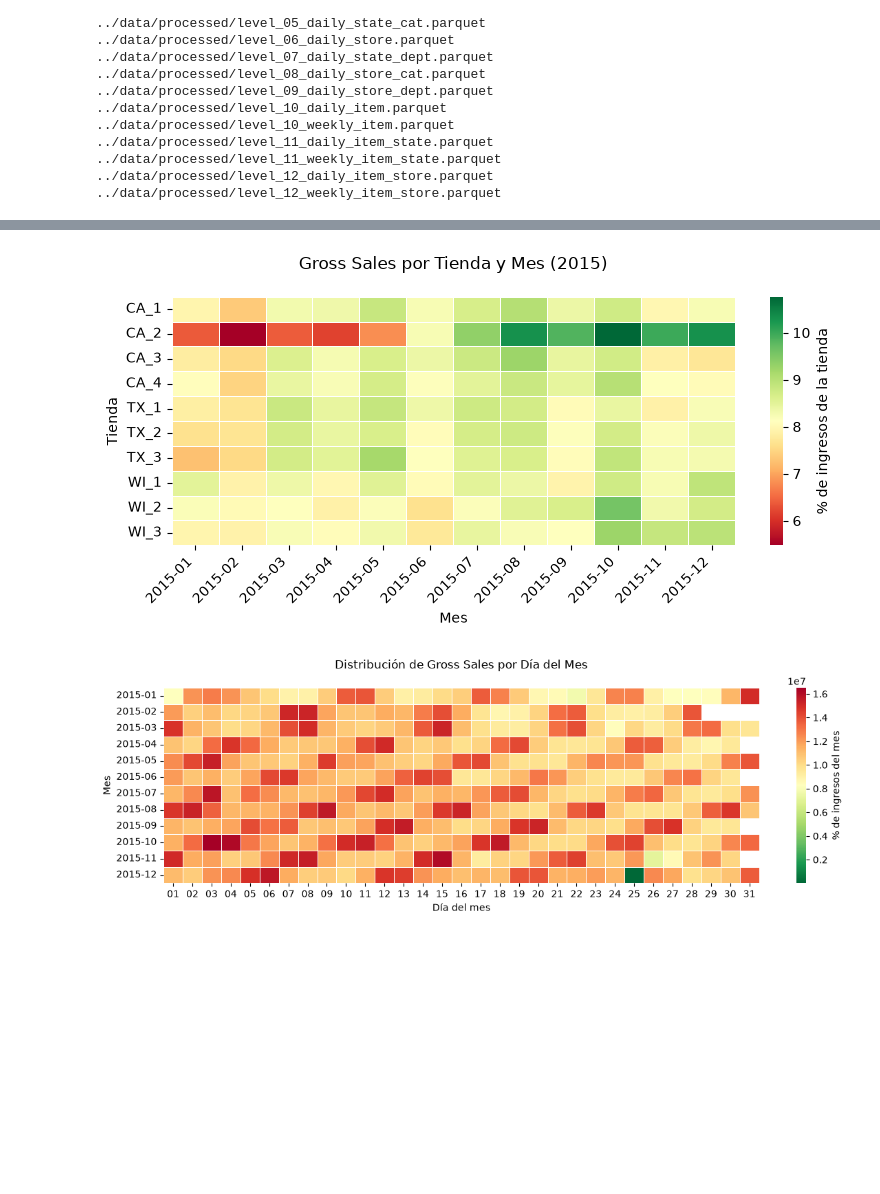
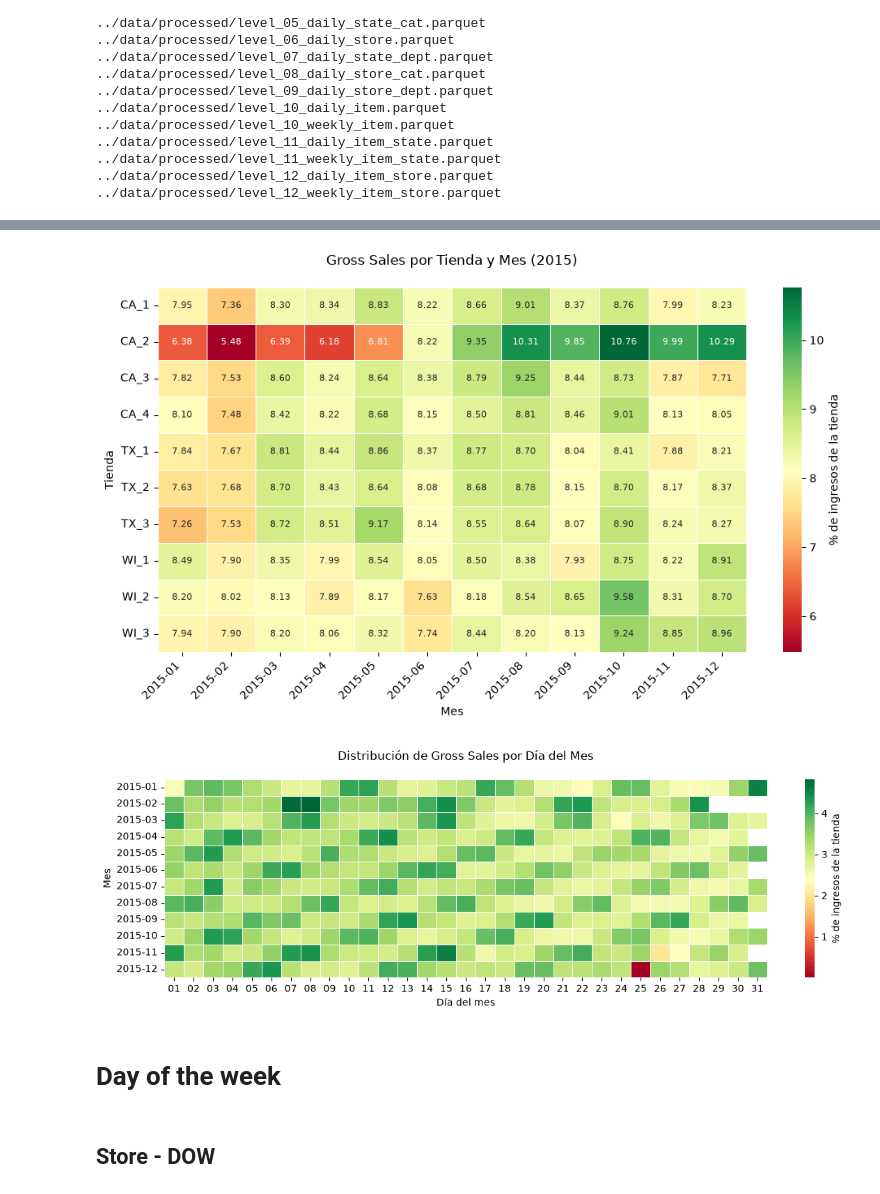
Before and after one commit to njimenez94/forecast-tfm, a Jupyter notebook: notebooks/01_eda.ipynb, the cells around one changed output, grey strips where cells are left out. Saved outputs shown, nothing was run; the diff lists cells and outputs as text; code cells hidden in the pictures; blank space fills up the shorter version.

```diff
--- a/notebooks/01_eda.ipynb
+++ b/notebooks/01_eda.ipynb
@@ -135,46 +274,44 @@ plt.show()
+# %%
+df_store_month = con.execute(f"""
+    SELECT
+        store_id,
+        strftime(date, '%Y-%m') AS year_month,
+        SUM(mnt_gross_sales) AS total_gross_sales
+    FROM dataset_raw
+    WHERE date >= '{YEAR}-01-01' AND date < '{YEAR+1}-01-01'
+    GROUP BY store_id, year_month
+    ORDER BY store_id, year_month
+""").df()
+
+df_store_month['total_gross_sales_pct'] = df_store_month['total_gross_sales'] / df_store_month.groupby('store_id')['total_gross_sales'].transform('sum')
 # %%
-df_store_month = duckdb.sql(f"""
-    SELECT
-        store_id,
-        strftime(date, '%Y-%m') AS year_month,
-        SUM(gross_sales) AS total_gross_sales
-    FROM read_parquet('{DATASET_PATH}')
-    WHERE date >= '2015-01-01' AND date < '2016-01-01'
-    GROUP BY store_id, year_month
-    ORDER BY store_id, year_month
-""").df()
-
-df_store_month['total_gross_sales_pct'] = df_store_month['total_gross_sales'] / df_store_month.groupby('store_id')['total_gross_sales'].transform('sum')
-
 df_plot = df_store_month.pivot(index='store_id', columns='year_month', values='total_gross_sales_pct')
 
-ESCALAS_COLORES = {
-    "verde-amarillo-rojo": 'RdYlGn',
-    "amarillo-rojo": 'YlOrRd'
-}
-
-plt.figure(figsize=(8, 4))
+plt.figure(figsize=(10, 6))
 ax = sns.heatmap(
-    df_plot * 100, cmap=ESCALAS_COLORES['verde-amarillo-rojo'], annot=False, linewidths=0.5,
+    df_plot * 100,
+    cmap='RdYlGn',
+    annot=True, fmt='.2f', annot_kws={'size': 8},
+    linewidths=0.5,
     cbar_kws={'label': '% de ingresos de la tienda'}
 )
-plt.title('Gross Sales por Tienda y Mes (2015)', pad=20, fontsize=12)
+plt.title(f'Gross Sales por Tienda y Mes ({YEAR})', pad=20, fontsize=12)
 plt.xlabel('Mes')
 plt.ylabel('Tienda')
 plt.yticks(rotation=0)
 plt.xticks(rotation=45, ha='right')
 plt.tight_layout()
 plt.show()
 # %% [output]
-[figure, old version]
+[figure, new version]
 # %%
-df_day_month = duckdb.sql(f"""
+df_day_month = con.execute(f"""
     SELECT
         strftime(date, '%d') AS day,
         strftime(date, '%Y-%m') AS year_month,
-        SUM(gross_sales) AS total_gross_sales
-    FROM read_parquet('{DATASET_PATH}')
-    WHERE date >= '2015-01-01' AND date < '2016-01-01'
+        SUM(mnt_gross_sales) AS total_gross_sales
+    FROM dataset_raw
+    WHERE date >= '{YEAR}-01-01' AND date < '{YEAR+1}-01-01'
     GROUP BY strftime(date, '%d'), strftime(date, '%Y-%m')
     ORDER BY year_month, day
 """).df()
@@ -184,12 +321,14 @@ df_day_month['total_gross_sales_pct'] = (
     .transform(lambda x: x / x.sum())
 )
 
-pivot = df_day_month.pivot(index='year_month', columns='day', values='total_gross_sales')
+df_plot = df_day_month.pivot(index='year_month', columns='day', values='total_gross_sales_pct')
 
 plt.figure(figsize=(12, 4))
 ax = sns.heatmap(
-    pivot * 100, cmap='RdYlGn_r', annot=False, linewidths=0.5,
-    cbar_kws={'label': '% de ingresos del mes'}
+    df_plot * 100,
+    cmap='RdYlGn',
+    linewidths=0.5,
+    cbar_kws={'label': '% de ingresos de la tienda'}
 )
 plt.title('Distribución de Gross Sales por Día del Mes', pad=20, fontsize=12)
 plt.xlabel('Día del mes')
@@ -197,5 +336,9 @@ plt.ylabel('Mes')
 plt.tight_layout()
 plt.show()
 # %% [output]
-[figure, old version]
+[figure, new version]
+# %% [markdown]
+# Day of the week
+# %% [markdown]
+## Store - DOW
 # %%
```
Also changed, not shown: parts of 29 cells of this notebook, 18 other files.
